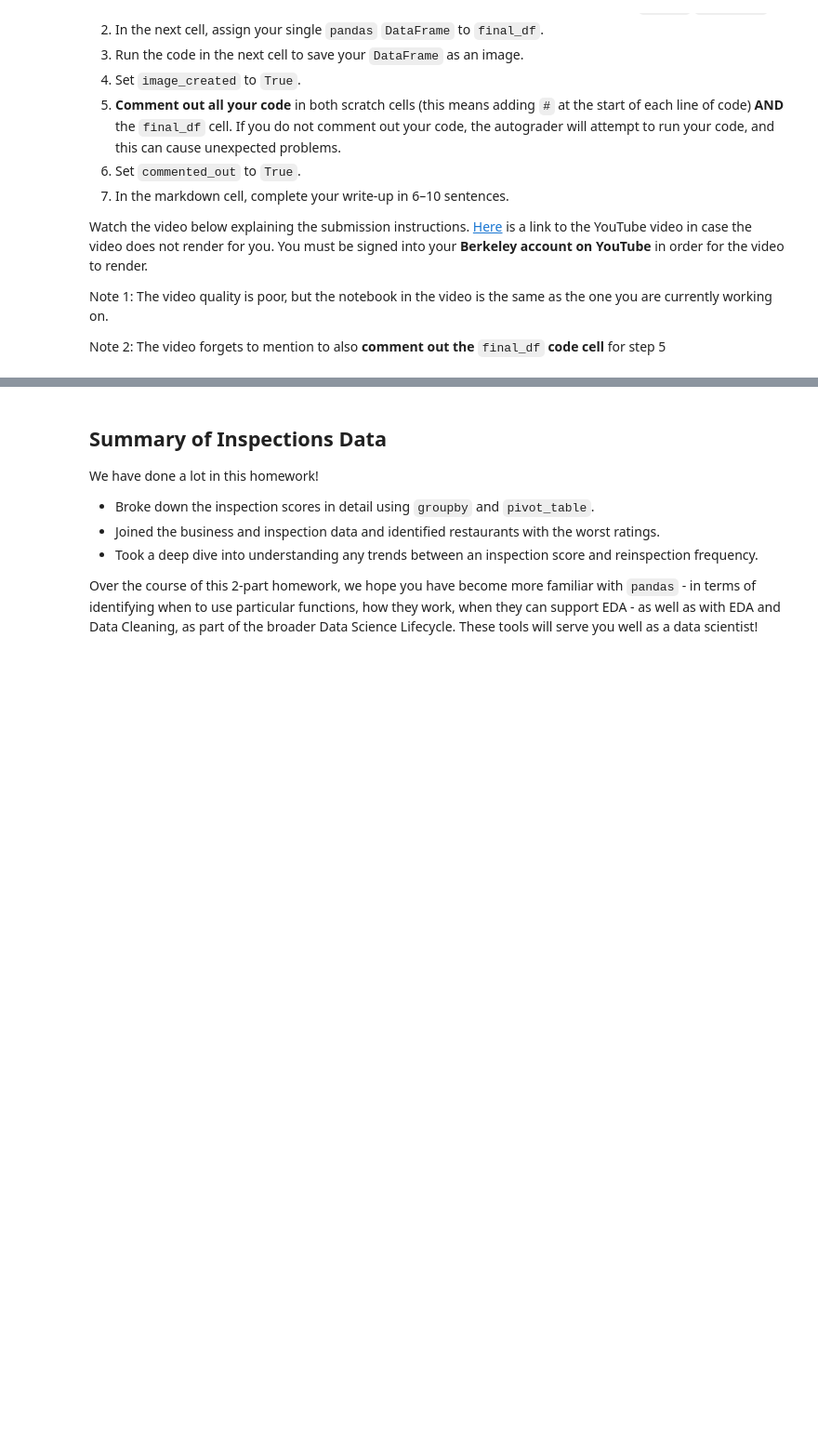
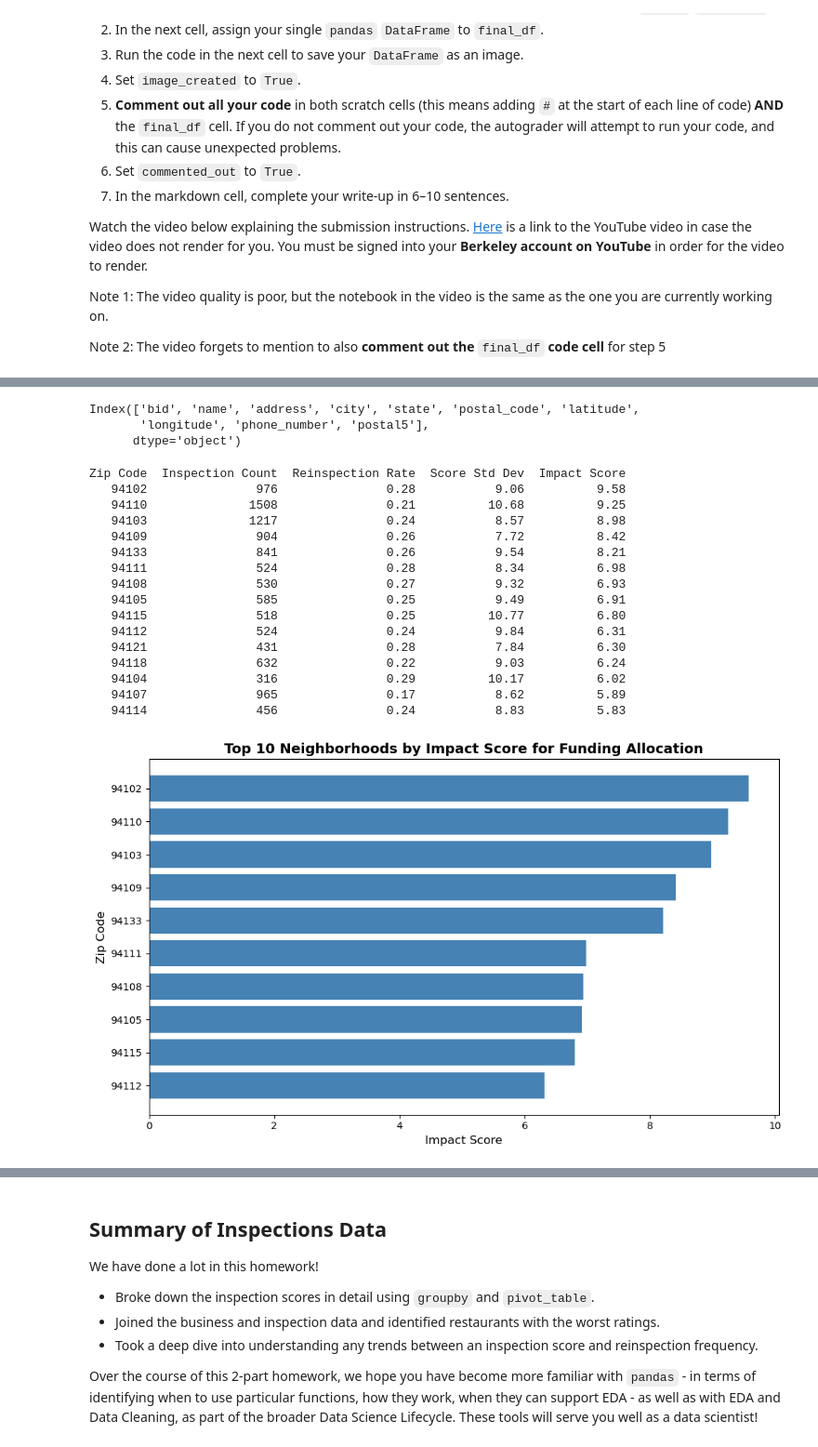
Before and after one commit to zaddle55/sp26-ds100-material, a Jupyter notebook: hw/hw02B/hw02B.ipynb, the cells around one changed output, grey strips where cells are left out. Shown at 93% size. Saved outputs shown, nothing was run; the diff lists cells and outputs as text; code cells hidden in the pictures; blank space fills up the shorter version.

```diff
--- a/hw/hw02B/hw02B.ipynb
+++ b/hw/hw02B/hw02B.ipynb
@@ -694,5 +681,80 @@ YouTubeVideo("xTMqNPNCraE", list = 'PLQCcNQgUcDfr2CvC5ZaQqyxf0wnzqwYo4', listTyp
 # (Optional) Feel free to import any extra libraries or packages here
 # However, you do not need to import any extra libraries to answer the question and receive full credit
 # Remember to comment out your code for step 5
-...
+bus.columns
+# %% [output]
+Index(['bid', 'name', 'address', 'city', 'state', 'postal_code', 'latitude',
+       'longitude', 'phone_number', 'postal5'],
+      dtype='object')
+# %%
+# SCRATCH CELL 2
+# Feel free to do your rough work here
+# Remember to comment out your code for step 5
+import matplotlib.pyplot as plt
+
+# Merge dataframes
+merged = reinspections.merge(bus, on='bid', how='left')
+
+# Filter valid postal codes
+merged = merged[merged['postal5'].notna()]
+
+# Feature engineering
+merged['requires_reinspection'] = merged['day difference'] > -1
+
+# Aggregation
+agg_df = merged.groupby('postal5').agg(
+    count=('bid', 'count'),
+    burden=('requires_reinspection', 'mean'),
+    deviation=('routine score', 'std')
+).reset_index()
+
+# Filter for statistical significance
+agg_df = agg_df[agg_df['count'] >= 10]
+
+dev_max = agg_df['deviation'].max()
+dev_min = agg_df['deviation'].min()
+
+# Calculate impact score
+agg_df['impact_score'] = (agg_df['burden'] * np.sqrt(agg_df['count'])) + (agg_df['deviation'] - dev_min) / (dev_max - dev_min)
+
+# Sort by impact score
+agg_df = agg_df.sort_values('impact_score', ascending=False)
+
+# Format and display
+result = agg_df[['postal5', 'count', 'burden', 'deviation', 'impact_score']].head(15).copy()
+result.columns = ['Zip Code', 'Inspection Count', 'Reinspection Rate', 'Score Std Dev', 'Impact Score']
+result['Reinspection Rate'] = result['Reinspection Rate'].round(2)
+result['Score Std Dev'] = result['Score Std Dev'].round(2)
+result['Impact Score'] = result['Impact Score'].round(2)
+
+print(result.to_string(index=False))
+
+# Visualization
+top10 = result.head(10)
+fig, ax = plt.subplots(figsize=(10, 6))
+ax.barh(top10['Zip Code'].astype(str), top10['Impact Score'], color='steelblue')
+ax.set_xlabel('Impact Score', fontsize=12)
+ax.set_ylabel('Zip Code', fontsize=12)
+ax.set_title('Top 10 Neighborhoods by Impact Score for Funding Allocation', fontsize=14, fontweight='bold')
+ax.invert_yaxis()
+plt.tight_layout()
+plt.show()
+# %% [output]
+Zip Code  Inspection Count  Reinspection Rate  Score Std Dev  Impact Score
+   94102               976               0.28           9.06          9.58
+   94110              1508               0.21          10.68          9.25
+   94103              1217               0.24           8.57          8.98
+   94109               904               0.26           7.72          8.42
+   94133               841               0.26           9.54          8.21
+   94111               524               0.28           8.34          6.98
+   94108               530               0.27           9.32          6.93
+   94105               585               0.25           9.49          6.91
+   94115               518               0.25          10.77          6.80
+   94112               524               0.24           9.84          6.31
+   94121               431               0.28           7.84          6.30
+   94118               632               0.22           9.03          6.24
+   94104               316               0.29          10.17          6.02
+   94107               965               0.17           8.62          5.89
+   94114               456               0.24           8.83          5.83
+[figure, added]
 # %%
```
Also changed, not shown: parts of 9 cells of this notebook.
